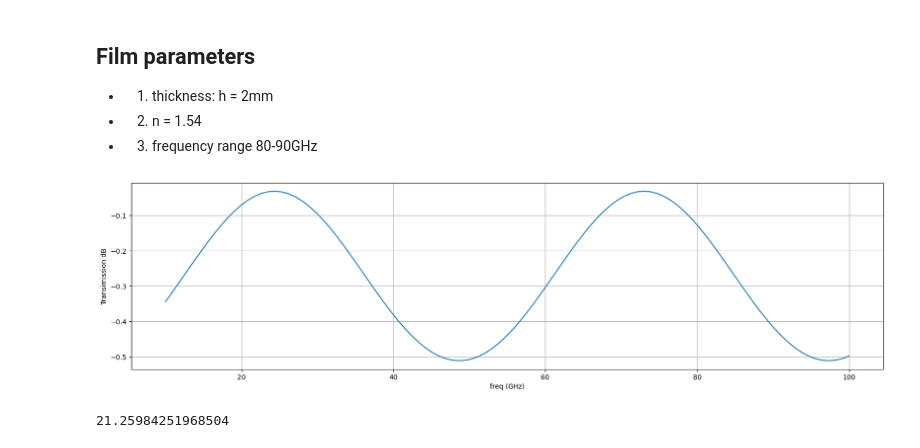
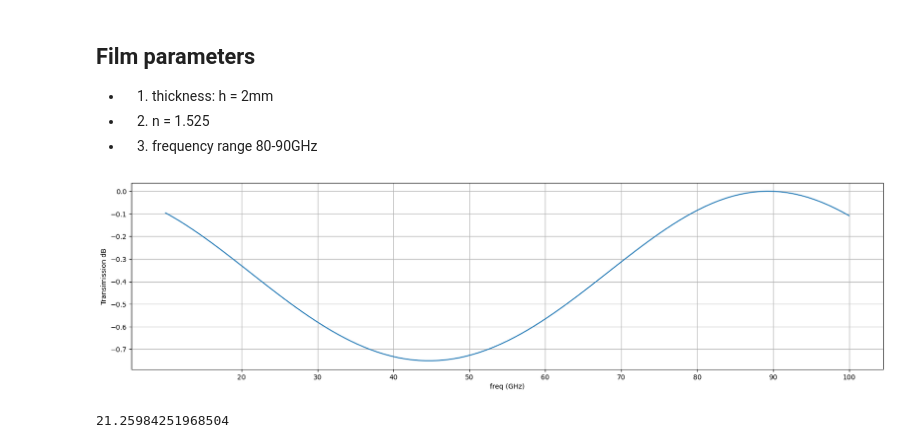
Before and after one commit to XiaodongRencologne/PO_test, a Jupyter notebook: film_reflection_transmission.ipynb, the cells around one changed output. Drawn from its saved outputs; the diff is of its cells as text; code cells hidden in the pictures.

```diff
--- a/film_reflection_transmission.ipynb
+++ b/film_reflection_transmission.ipynb
@@ -7,12 +7,12 @@ c = 299792458
 # %% [markdown]
 ## Film parameters
 * 1. thickness: h = 2mm
-* 2. n = 1.54
+* 2. n = 1.525
 * 3. frequency range 80-90GHz
 # %%
-h = 2
-n = 1.54
-n2 = 2
+h = 1.1
+n = 1.525
+n2 = 1
 freq_list = np.linspace(10,100,101)
 h_list = np.linspace(1,100,2001)
 # %%
@@ -26,11 +26,12 @@ R, T = film(h,
 # %%
 fig, ax = plt.subplots(1,1, figsize=(20,5))
 ax.plot(freq_list,10*np.log10(T))
+ax.set_xticks([20,30,40,50,60,70,80,90,100])
 ax.set_xlabel('freq (GHz)')
 ax.set_ylabel('Transimission dB')
 ax.grid('both')
 # %% [output]
-[figure, old version]
+[figure, new version]
 # %%
 n = 1.54
 (n-1)/(n+1)*100
```
Also changed, not shown: 30 other files.
